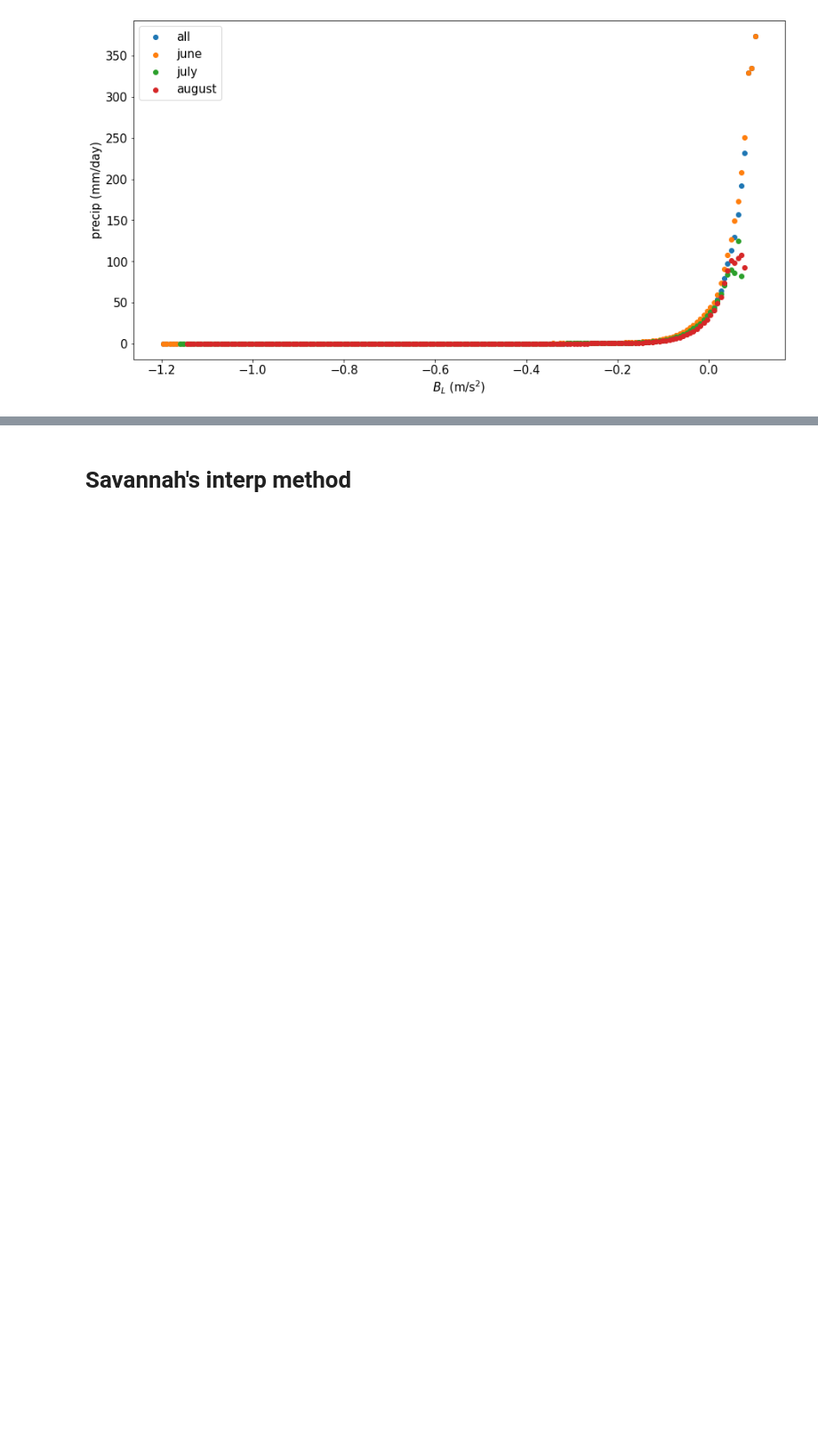
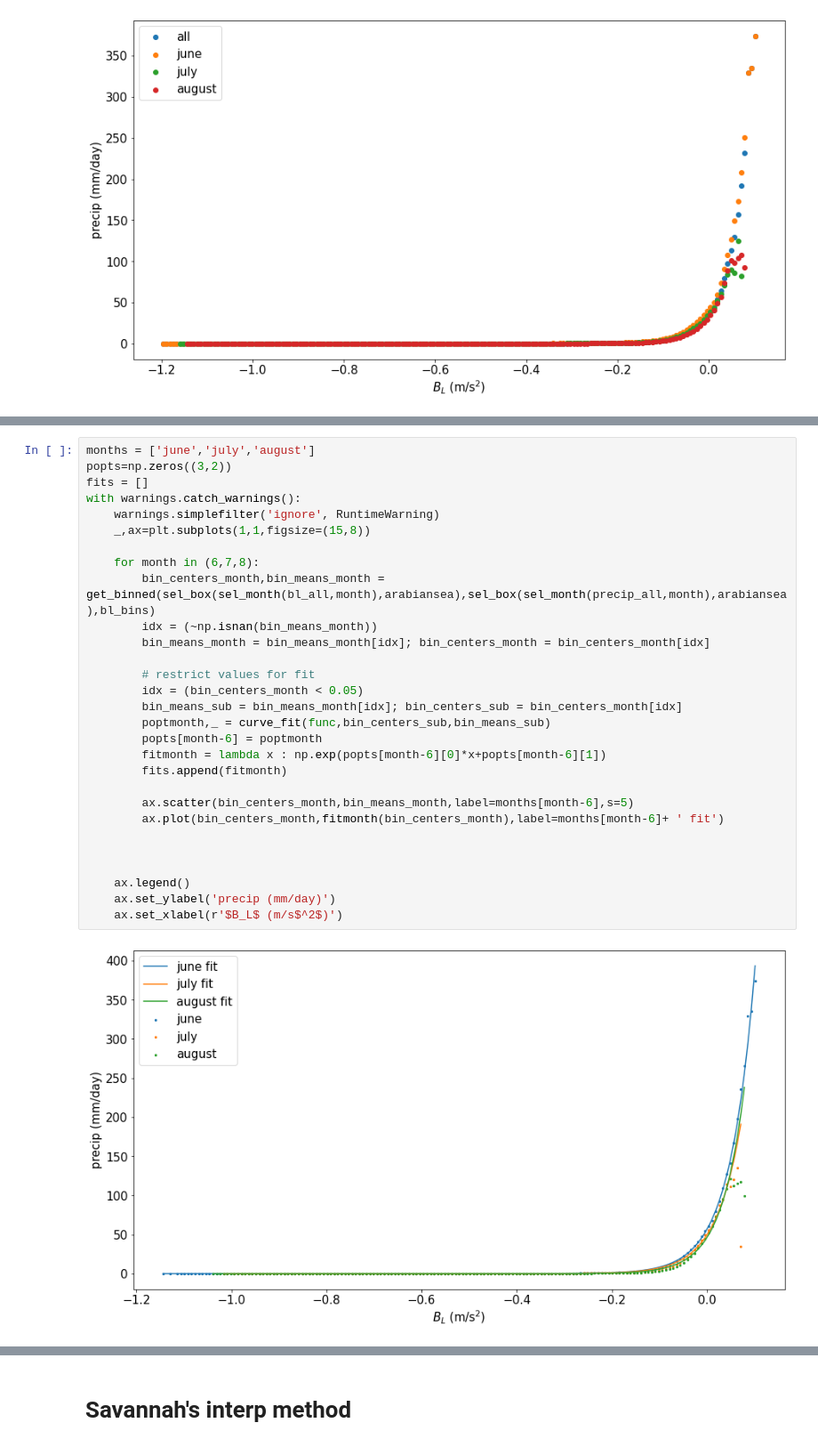
Before and after one commit to qnicolas/orographicPrecipitation, a Jupyter notebook: observationsAndERA5/ghatsPrecipBLrelation.ipynb, the cells around one changed output, grey strips where cells are left out. Shown: that part at 89% size. Drawn from its saved outputs; the diff is of its cells as text; blank space fills up the shorter version.

```diff
--- a/observationsAndERA5/ghatsPrecipBLrelation.ipynb
+++ b/observationsAndERA5/ghatsPrecipBLrelation.ipynb
@@ -106,0 +136,31 @@ with warnings.catch_warnings():
+# %%
+months = ['june','july','august']
+popts=np.zeros((3,2))
+fits = []
+with warnings.catch_warnings():
+    warnings.simplefilter('ignore', RuntimeWarning)
+    _,ax=plt.subplots(1,1,figsize=(15,8))
+
+    for month in (6,7,8):
+        bin_centers_month,bin_means_month = get_binned(sel_box(sel_month(bl_all,month),arabiansea),sel_box(sel_month(precip_all,month),arabiansea),bl_bins)
+        idx = (~np.isnan(bin_means_month))
+        bin_means_month = bin_means_month[idx]; bin_centers_month = bin_centers_month[idx]
+
+        # restrict values for fit
+        idx = (bin_centers_month < 0.05)
+        bin_means_sub = bin_means_month[idx]; bin_centers_sub = bin_centers_month[idx]
+        poptmonth,_ = curve_fit(func,bin_centers_sub,bin_means_sub)
+        popts[month-6] = poptmonth
+        fitmonth = lambda x : np.exp(popts[month-6][0]*x+popts[month-6][1])
+        fits.append(fitmonth)
+
+        ax.scatter(bin_centers_month,bin_means_month,label=months[month-6],s=5)
+        ax.plot(bin_centers_month,fitmonth(bin_centers_month),label=months[month-6]+ ' fit')
+
+
+
+    ax.legend()
+    ax.set_ylabel('precip (mm/day)')
+    ax.set_xlabel(r'$B_L$ (m/s$^2$)')
+# %% [output]
+[figure, added]
```
Also changed, not shown: parts of 9 cells of this notebook.
